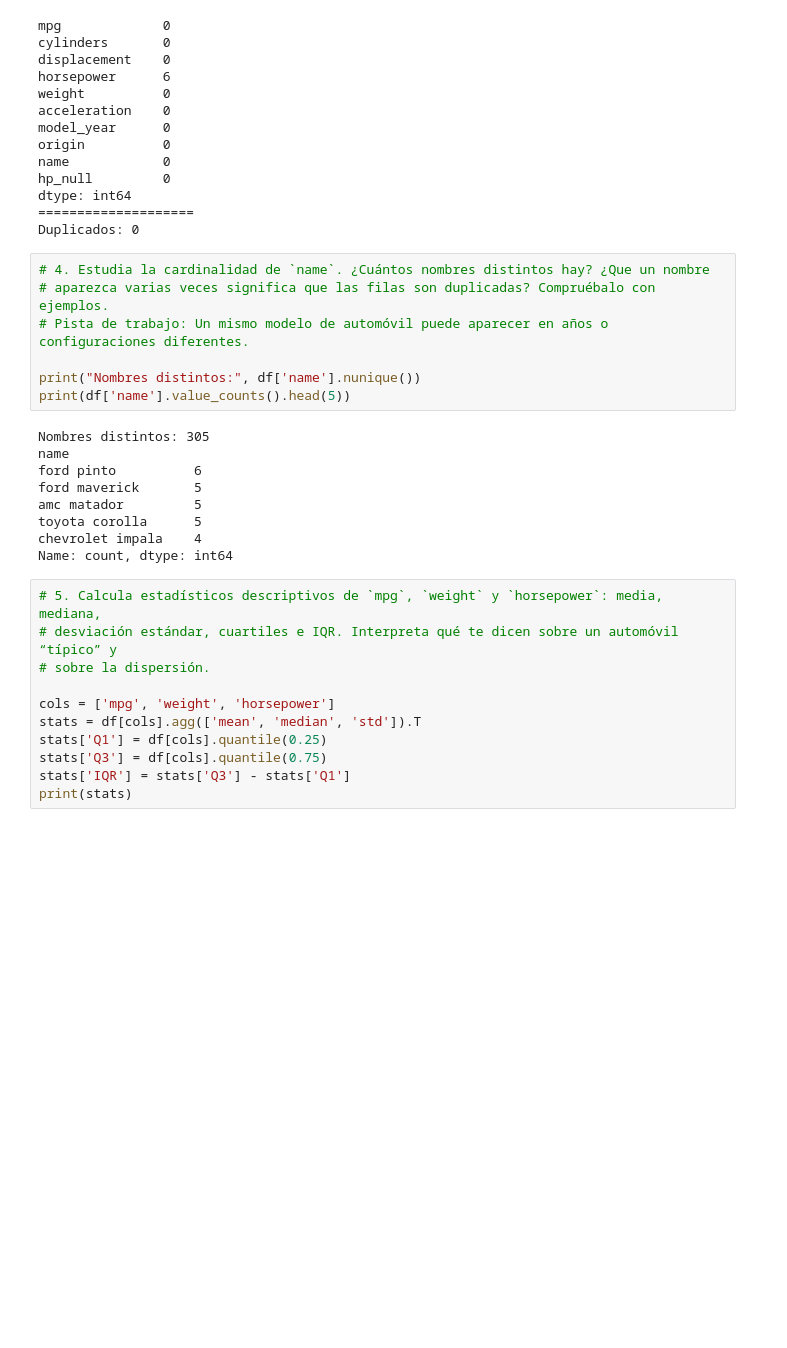
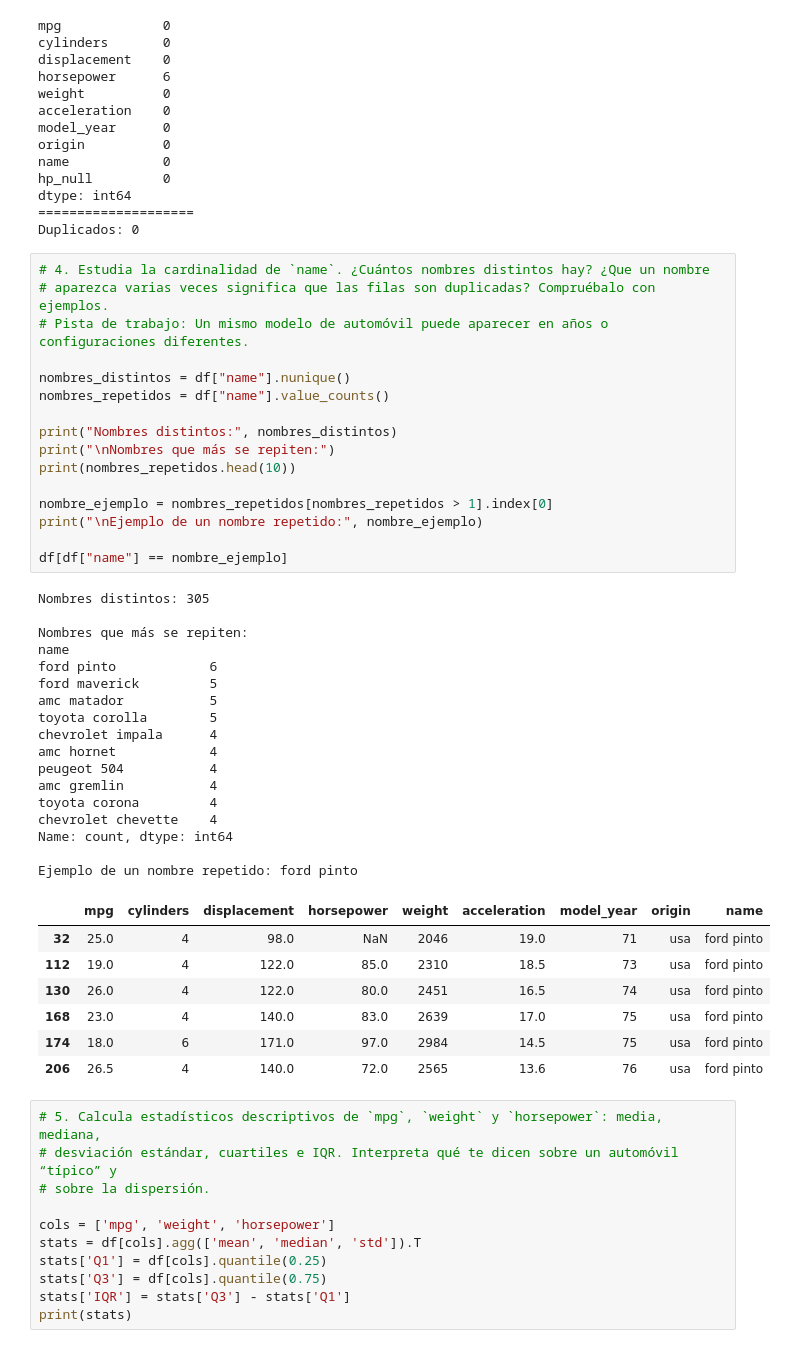
Before and after one commit to iomarlopez/datascience-g8, a Jupyter notebook: Documents/datascience_g8_01/notebooks/Entregable EDA_2.ipynb, the cells around one changed output. Drawn from its saved outputs; the diff is of its cells as text; blank space fills up the shorter version.

```diff
--- a/Documents/datascience_g8_01/notebooks/Entregable EDA_2.ipynb
+++ b/Documents/datascience_g8_01/notebooks/Entregable EDA_2.ipynb
@@ -126,19 +126,44 @@ Duplicados: 0
 # %%
 # 4. Estudia la cardinalidad de `name`. ¿Cuántos nombres distintos hay? ¿Que un nombre
 # aparezca varias veces significa que las filas son duplicadas? Compruébalo con ejemplos.
 # Pista de trabajo: Un mismo modelo de automóvil puede aparecer en años o configuraciones diferentes.
 
-print("Nombres distintos:", df['name'].nunique())
-print(df['name'].value_counts().head(5))
+nombres_distintos = df["name"].nunique()
+nombres_repetidos = df["name"].value_counts()
+
+print("Nombres distintos:", nombres_distintos)
+print("\nNombres que más se repiten:")
+print(nombres_repetidos.head(10))
+
+nombre_ejemplo = nombres_repetidos[nombres_repetidos > 1].index[0]
+print("\nEjemplo de un nombre repetido:", nombre_ejemplo)
+
+df[df["name"] == nombre_ejemplo]
 # %% [output]
 Nombres distintos: 305
+
+Nombres que más se repiten:
 name
-ford pinto          6
-ford maverick       5
-amc matador         5
-toyota corolla      5
-chevrolet impala    4
+ford pinto            6
+ford maverick         5
+amc matador           5
+toyota corolla        5
+chevrolet impala      4
+amc hornet            4
+peugeot 504           4
+amc gremlin           4
+toyota corona         4
+chevrolet chevette    4
 Name: count, dtype: int64
+
+Ejemplo de un nombre repetido: ford pinto
+|  | mpg | cylinders | displacement | horsepower | weight | acceleration | model_year | origin | name |
+| 32 | 25.0 | 4 | 98.0 | NaN | 2046 | 19.0 | 71 | usa | ford pinto |
+| 112 | 19.0 | 4 | 122.0 | 85.0 | 2310 | 18.5 | 73 | usa | ford pinto |
+| 130 | 26.0 | 4 | 122.0 | 80.0 | 2451 | 16.5 | 74 | usa | ford pinto |
+| 168 | 23.0 | 4 | 140.0 | 83.0 | 2639 | 17.0 | 75 | usa | ford pinto |
+| 174 | 18.0 | 6 | 171.0 | 97.0 | 2984 | 14.5 | 75 | usa | ford pinto |
+| 206 | 26.5 | 4 | 140.0 | 72.0 | 2565 | 13.6 | 76 | usa | ford pinto |
 # %%
 # 5. Calcula estadísticos descriptivos de `mpg`, `weight` y `horsepower`: media, mediana,
 # desviación estándar, cuartiles e IQR. Interpreta qué te dicen sobre un automóvil “típico” y
```
Also changed, not shown: parts of 4 cells of this notebook, 1 other file.
